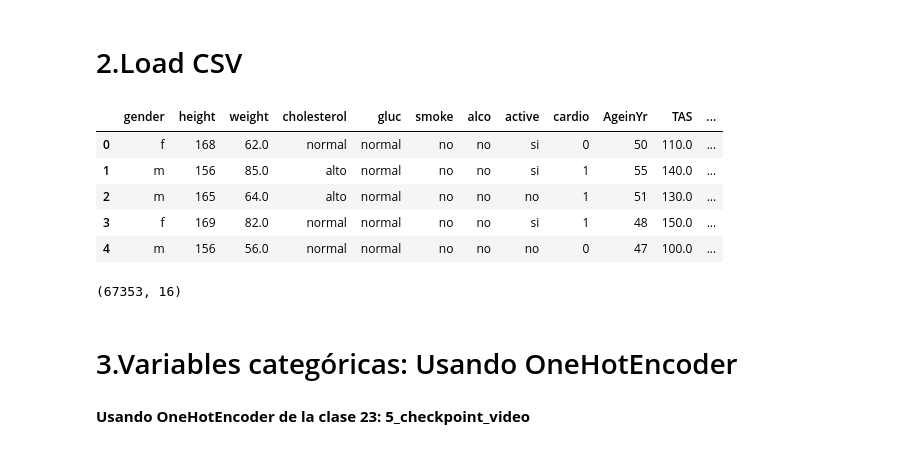
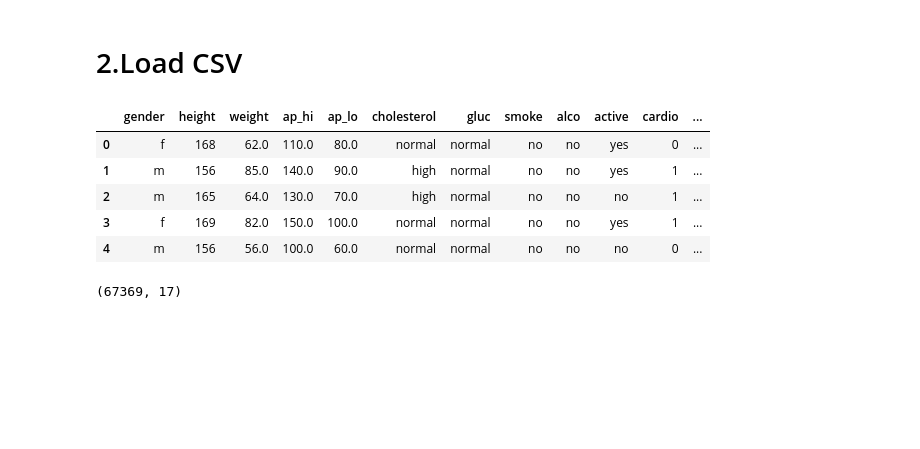
Before and after one commit to javisrv/Cardiovascular_event_prediction, a Jupyter notebook: scripts/RL.ipynb, the cells around one changed output. Cells and saved outputs as stored; diff of their text form; code cells hidden in the pictures; blank space fills up the shorter version.

```diff
--- a/scripts/RL.ipynb
+++ b/scripts/RL.ipynb
@@ -8,20 +9,16 @@ import seaborn as sns
 # %% [markdown]
 # 2.Load CSV
 # %%
-data = pd.read_csv("../data/data_to_model.csv")
+data = pd.read_csv("../documents/data_both_scores.csv")
 data.head()
 # %% [output]
-|  | gender | height | weight | cholesterol | gluc | smoke | alco | active | cardio | AgeinYr | TAS | ... |
-| 0 | f | 168 | 62.0 | normal | normal | no | no | si | 0 | 50 | 110.0 | ... |
-| 1 | m | 156 | 85.0 | alto | normal | no | no | si | 1 | 55 | 140.0 | ... |
-| 2 | m | 165 | 64.0 | alto | normal | no | no | no | 1 | 51 | 130.0 | ... |
-| 3 | f | 169 | 82.0 | normal | normal | no | no | si | 1 | 48 | 150.0 | ... |
-| 4 | m | 156 | 56.0 | normal | normal | no | no | no | 0 | 47 | 100.0 | ... |
+|  | gender | height | weight | ap_hi | ap_lo | cholesterol | gluc | smoke | alco | active | cardio | ... |
+| 0 | f | 168 | 62.0 | 110.0 | 80.0 | normal | normal | no | no | yes | 0 | ... |
+| 1 | m | 156 | 85.0 | 140.0 | 90.0 | high | normal | no | no | yes | 1 | ... |
+| 2 | m | 165 | 64.0 | 130.0 | 70.0 | high | normal | no | no | no | 1 | ... |
+| 3 | f | 169 | 82.0 | 150.0 | 100.0 | normal | normal | no | no | yes | 1 | ... |
+| 4 | m | 156 | 56.0 | 100.0 | 60.0 | normal | normal | no | no | no | 0 | ... |
 # %%
 data.shape
 # %% [output]
-(67353, 16)
+(67369, 17)
-# %% [markdown]
-# 3.Variables categóricas: Usando OneHotEncoder
-# %% [markdown]
-**Usando OneHotEncoder de la clase 23: 5_checkpoint_video**
```
Also changed, not shown: parts of 52 cells of this notebook, 7 other files.
